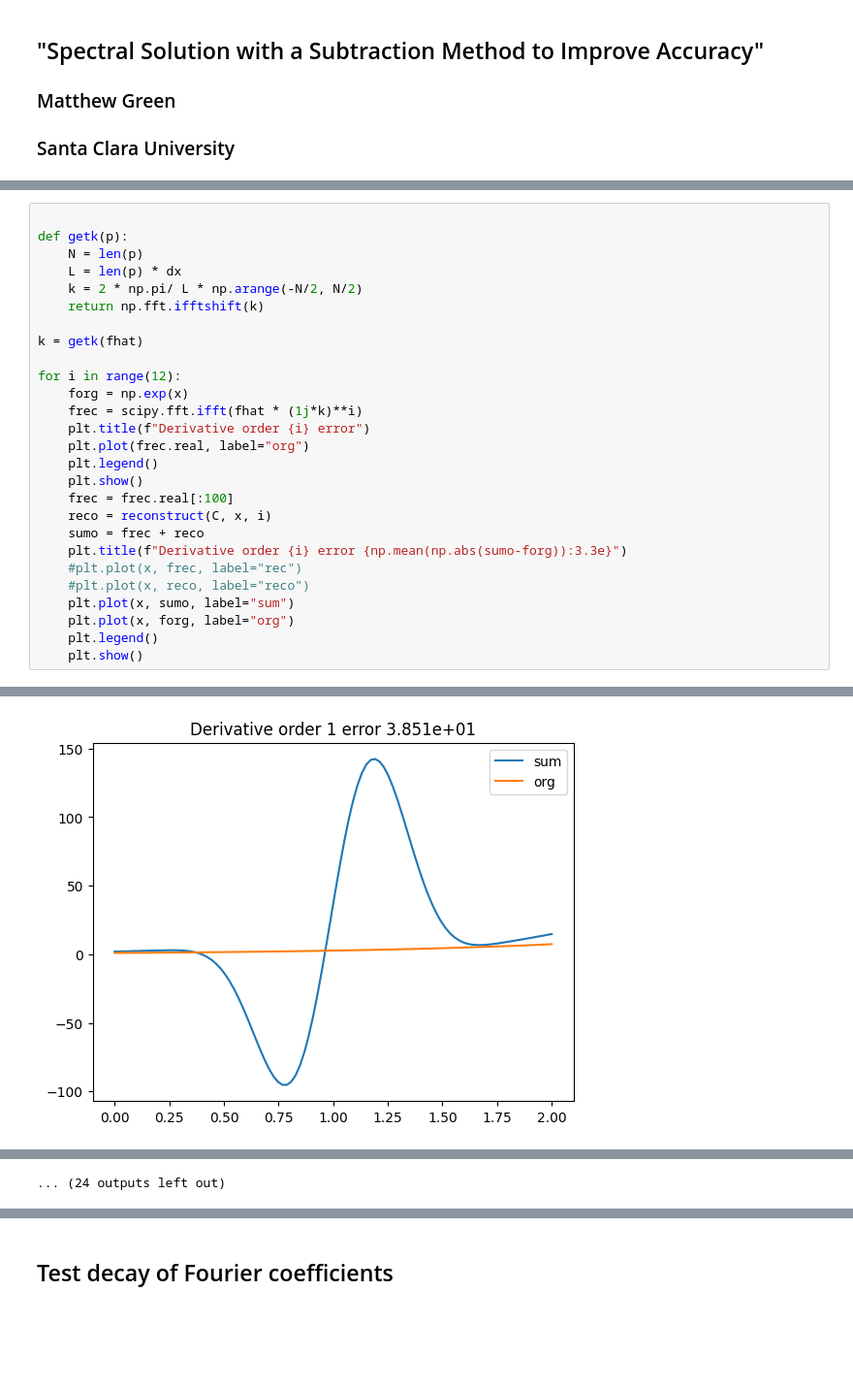
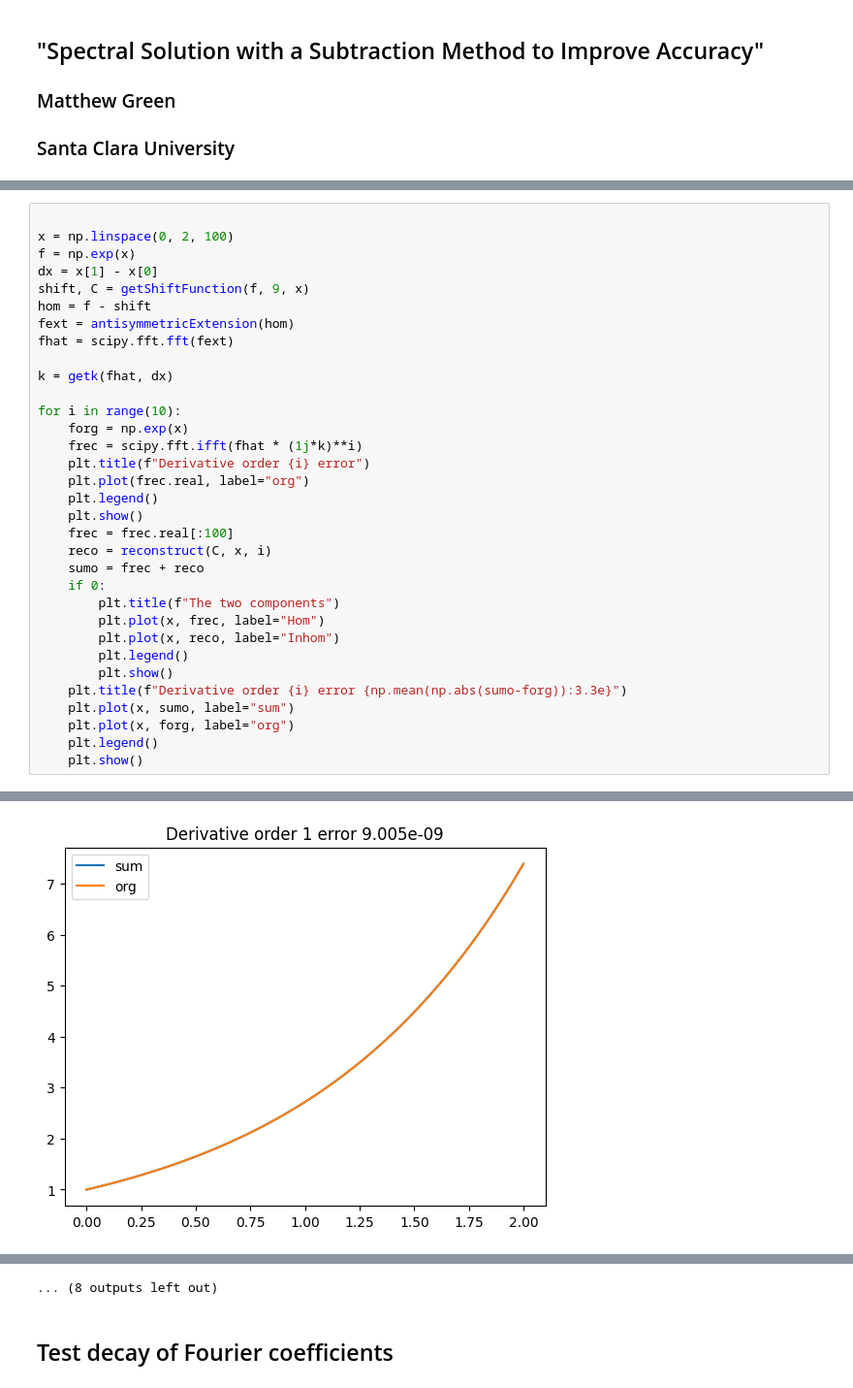
Before and after one commit to KunkelAlexander/fdm-hybrid-scheme, a Jupyter notebook: demonstration/CosineShift.ipynb, the cells around one changed output, grey strips where cells are left out. Shown at 97% size. Drawn from its saved outputs; the diff is of its cells as text; blank space fills up the shorter version.

Commit message:
Fix bug in cosine shift; Implement complex fourier extensions of the third kind

```diff
--- a/demonstration/CosineShift.ipynb
+++ b/demonstration/CosineShift.ipynb
@@ -195,14 +137,16 @@ plt.loglog(fhat.imag)
 # %%
 
-def getk(p):
-    N = len(p)
-    L = len(p) * dx
-    k = 2 * np.pi/ L * np.arange(-N/2, N/2)
-    return np.fft.ifftshift(k)
+x = np.linspace(0, 2, 100)
+f = np.exp(x)
+dx = x[1] - x[0]
+shift, C = getShiftFunction(f, 9, x)
+hom = f - shift
+fext = antisymmetricExtension(hom)
+fhat = scipy.fft.fft(fext)
 
-k = getk(fhat)
+k = getk(fhat, dx)
 
-for i in range(12):
+for i in range(10):
     forg = np.exp(x)
     frec = scipy.fft.ifft(fhat * (1j*k)**i)
     plt.title(f"Derivative order {i} error")
@@ -212,9 +156,13 @@ for i in range(12):
     frec = frec.real[:100]
     reco = reconstruct(C, x, i)
     sumo = frec + reco
+    if 0:
+        plt.title(f"The two components")
+        plt.plot(x, frec, label="Hom")
+        plt.plot(x, reco, label="Inhom")
+        plt.legend()
+        plt.show()
     plt.title(f"Derivative order {i} error {np.mean(np.abs(sumo-forg)):3.3e}")
-    #plt.plot(x, frec, label="rec")
-    #plt.plot(x, reco, label="reco")
     plt.plot(x, sumo, label="sum")
     plt.plot(x, forg, label="org")
     plt.legend()
@@ -260 +174 @@ for i in range(12):
-[figure, old version]
+[figure, new version]
@@ -299 +178,0 @@ for i in range(12):
-... (24 outputs left out)
@@ -300,3 +183,4 @@ for i in range(12):
+... (8 outputs left out)
 # %% [markdown]
 ## Test decay of Fourier coefficients
 # %%
```
Also changed, not shown: parts of 12 cells of this notebook, 5 other files.
